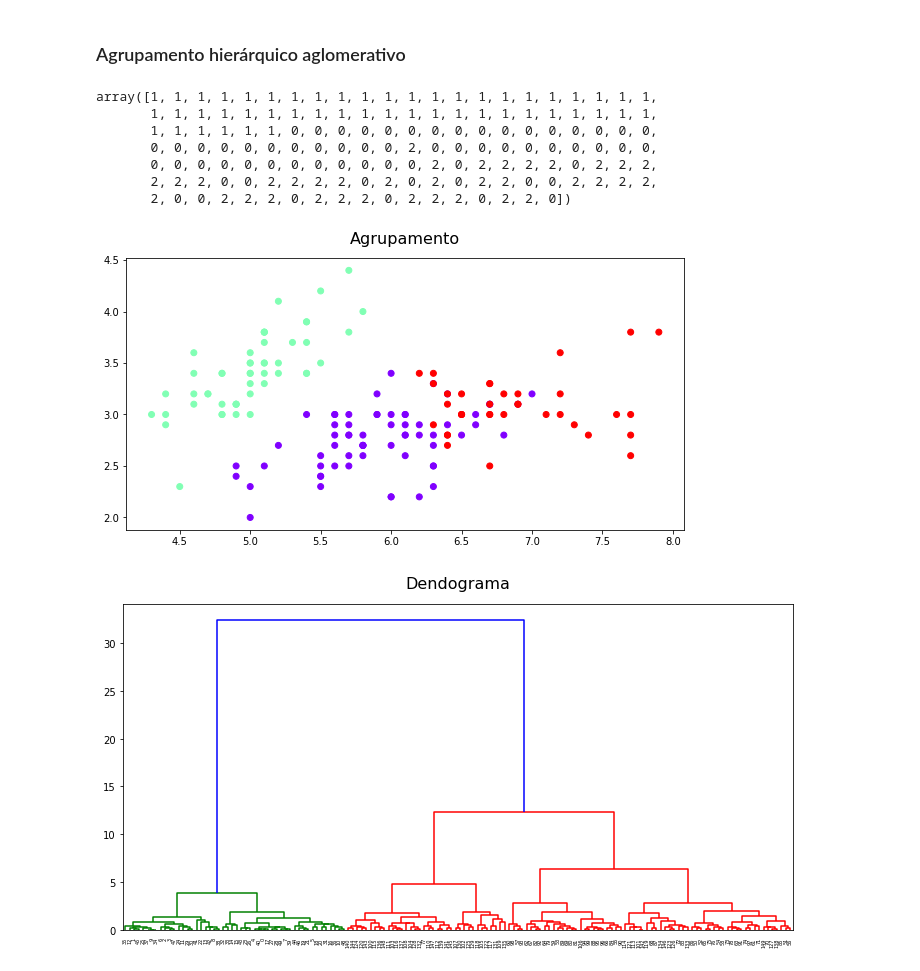
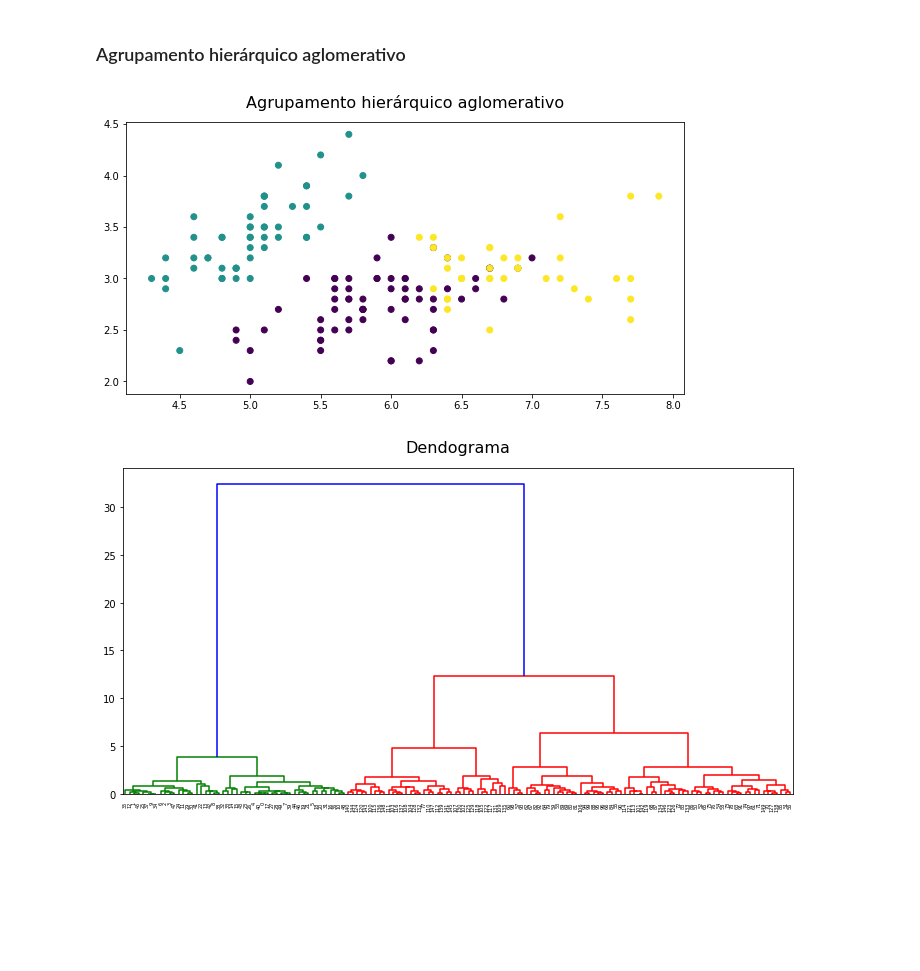
Before and after one commit to LilianeAquino/introducao_mineracao_de_dados, a Jupyter notebook: 04_analise_de_grupos.ipynb, the cells around one changed output. Cells and saved outputs as stored; diff of their text form; code cells hidden in the pictures; blank space fills up the shorter version.

```diff
--- a/04_analise_de_grupos.ipynb
+++ b/04_analise_de_grupos.ipynb
@@ -98,24 +100,15 @@ print(distancia)
 # %%
 from sklearn.cluster import AgglomerativeClustering
 
-dados_copy = dados.drop(['Species', 'Id'], axis=1).copy().values
 cluster = AgglomerativeClustering(n_clusters=3, affinity='euclidean', linkage='ward')
 cluster.fit_predict(dados_copy)
+
+plt.figure(figsize=(10, 5))
+plt.title('Agrupamento hierárquico aglomerativo', fontsize=16, y=1.03)
+plt.scatter(dados_copy[:, 0], dados_copy[:, 1], c=cluster.labels_, cmap='viridis')
+plt.show()
 # %% [output]
-array([1, 1, 1, 1, 1, 1, 1, 1, 1, 1, 1, 1, 1, 1, 1, 1, 1, 1, 1, 1, 1, 1,
-       1, 1, 1, 1, 1, 1, 1, 1, 1, 1, 1, 1, 1, 1, 1, 1, 1, 1, 1, 1, 1, 1,
-       1, 1, 1, 1, 1, 1, 0, 0, 0, 0, 0, 0, 0, 0, 0, 0, 0, 0, 0, 0, 0, 0,
-       0, 0, 0, 0, 0, 0, 0, 0, 0, 0, 0, 2, 0, 0, 0, 0, 0, 0, 0, 0, 0, 0,
-       0, 0, 0, 0, 0, 0, 0, 0, 0, 0, 0, 0, 2, 0, 2, 2, 2, 2, 0, 2, 2, 2,
-       2, 2, 2, 0, 0, 2, 2, 2, 2, 0, 2, 0, 2, 0, 2, 2, 0, 0, 2, 2, 2, 2,
-       2, 0, 0, 2, 2, 2, 0, 2, 2, 2, 0, 2, 2, 2, 0, 2, 2, 0])
+[figure, added]
-# %%
-plt.figure(figsize=(10, 5))
-plt.title('Agrupamento', fontsize=16, y=1.03)
-plt.scatter(dados_copy[:, 0], dados_copy[:, 1], c=cluster.labels_, cmap='rainbow')
-plt.show()
-# %% [output]
-[figure, removed]
 # %%
 import scipy.cluster.hierarchy as shc
 plt.figure(figsize=(12, 6))
```
Also changed, not shown: parts of 13 cells of this notebook.
